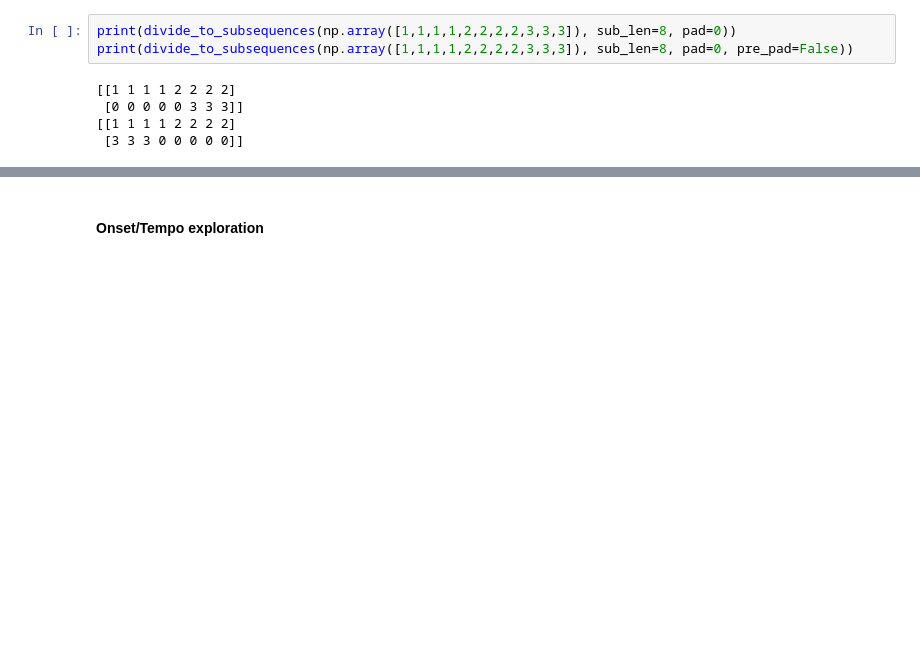
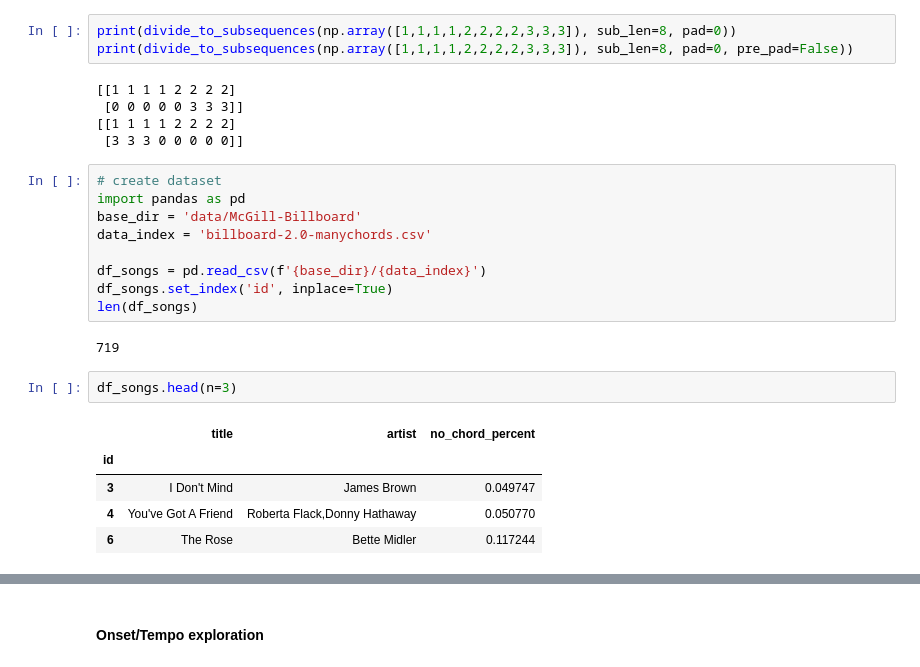
Before and after one commit to cjbayron/autochord, a Jupyter notebook: data_analysis.ipynb, the cells around one changed output, grey strips where cells are left out. Drawn from its saved outputs; the diff is of its cells as text; blank space fills up the shorter version.

```diff
--- a/data_analysis.ipynb
+++ b/data_analysis.ipynb
@@ -1600,3 +1600,22 @@ print(divide_to_subsequences(np.array([1,1,1,1,2,2,2,2,3,3,3]), sub_len=8, pad=0
  [0 0 0 0 0 3 3 3]]
 [[1 1 1 1 2 2 2 2]
  [3 3 3 0 0 0 0 0]]
+# %%
+# create dataset
+import pandas as pd
+base_dir = 'data/McGill-Billboard'
+data_index = 'billboard-2.0-manychords.csv'
+
+df_songs = pd.read_csv(f'{base_dir}/{data_index}')
+df_songs.set_index('id', inplace=True)
+len(df_songs)
+# %% [output]
+719
+# %%
+df_songs.head(n=3)
+# %% [output]
+|  | title | artist | no_chord_percent |
+| id |  |  |  |
+| 3 | I Don't Mind | James Brown | 0.049747 |
+| 4 | You've Got A Friend | Roberta Flack,Donny Hathaway | 0.050770 |
+| 6 | The Rose | Bette Midler | 0.117244 |
```
Also changed, not shown: parts of 2 cells of this notebook, 2 other files.
